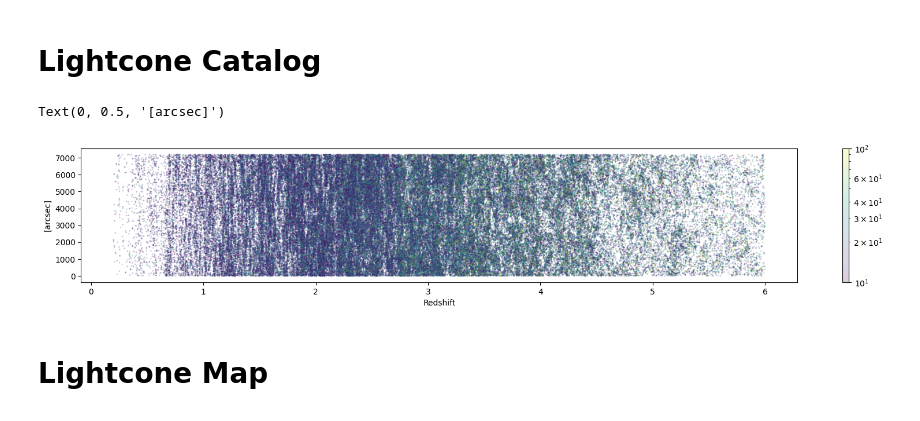
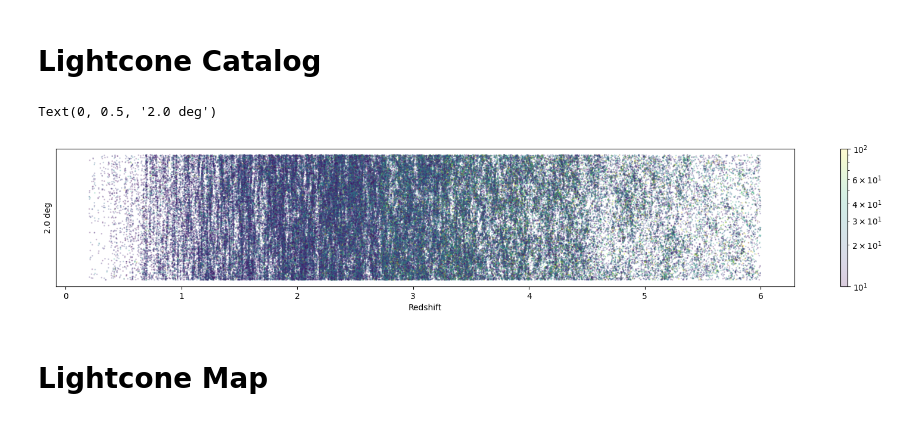
Before and after one commit to knmoriwaki/cosmoglint, a Jupyter notebook: notebooks/plot_lightcone.ipynb, the cells around one changed output. Drawn from its saved outputs; the diff is of its cells as text; code cells hidden in the pictures.

```diff
--- a/notebooks/plot_lightcone.ipynb
+++ b/notebooks/plot_lightcone.ipynb
@@ -36,36 +36,37 @@ def my_savefig(fsave):
 # Lightcone Catalog
 # %%
 path = "{}/pinocchio.run1.lightcone_catalog.7200sec_zmin0.2_zmax6.0_sfrmin0.1.h5".format(base_dir)
+path = "{}/pinocchio.run1.lightcone_catalog.7200sec_zmin0.2_zmax6.0_sfrmin1e-3_rsd.h5".format(base_dir)
 
 with h5py.File(path, "r") as f:
     attrs = dict(f.attrs)
     pos = f["/Positions"][:]
     redshift = f["/Redshifts"][:]
     sfr = f["/SFR"][:]
 
 side_length = attrs["side_length"]
 zmin = attrs["redshift_min"]
 zmax = attrs["redshift_max"]
 
-side_length = 7200
+#side_length = 7200
 dz = 0.01
 
 sfrmin_to_show = 10
 mask = (sfr > sfrmin_to_show) & (pos[:,0] > 0) & (pos[:,0] < side_length) & (pos[:,1] > 0) & (pos[:,1] < side_length)
 pos = pos[mask]
 redshift = redshift[mask]
 sfr = sfr[mask]
 
 plt.figure(figsize=(20, 3))
 plt.scatter(pos[:, 2], pos[:, 0], c=sfr, s=1, alpha=0.2, cmap="viridis", norm=LogNorm(vmin=sfrmin_to_show, vmax=100))
 plt.colorbar()
 plt.xlabel("Redshift")
 
 plt.yticks([])
 plt.ylabel("{:.1f} deg".format(side_length / 3600))
 # %% [output]
-Text(0, 0.5, '[arcsec]')
+Text(0, 0.5, '2.0 deg')
-[figure, old version]
+[figure, new version]
 # %% [markdown]
 # Lightcone Map
 # %%
```
Also changed, not shown: 8 other files.
